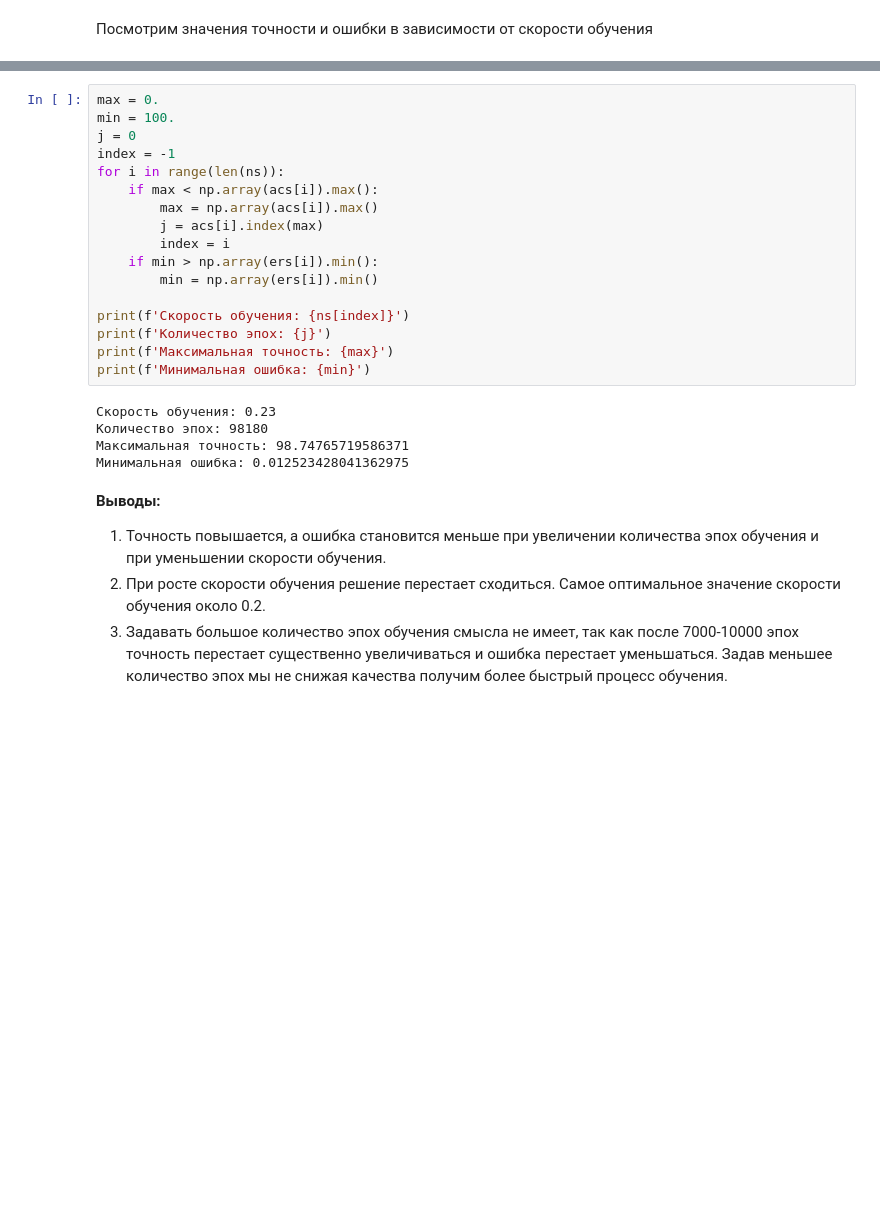
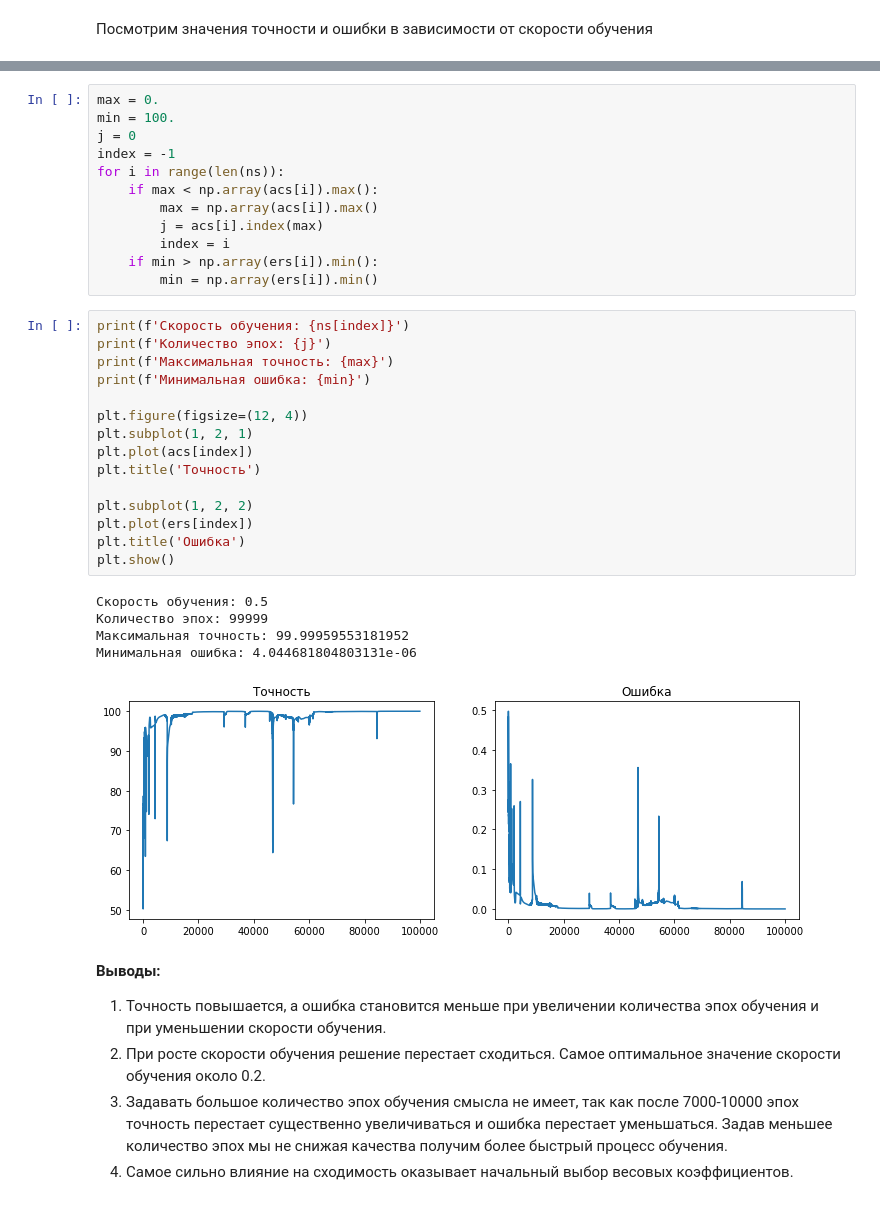
Before and after one commit to superbe/IntroductionNeuralNetworks, a Jupyter notebook: Lesson 1.ipynb, the cells around one changed output, grey strips where cells are left out. Drawn from its saved outputs; the diff is of its cells as text; blank space fills up the shorter version.

```diff
--- a/Lesson 1.ipynb
+++ b/Lesson 1.ipynb
@@ -262,18 +262,30 @@ for i in range(len(ns)):
         index = i
     if min > np.array(ers[i]).min():
         min = np.array(ers[i]).min()
-
-print(f'Cкорость обучения: {ns[index]}')
-print(f'Количество эпох: {j}')
-print(f'Максимальная точность: {max}')
-print(f'Минимальная ошибка: {min}')
-# %% [output]
-Cкорость обучения: 0.23
-Количество эпох: 98180
-Максимальная точность: 98.74765719586371
-Минимальная ошибка: 0.012523428041362975
+# %%
+print(f'Cкорость обучения: {ns[index]}')
+print(f'Количество эпох: {j}')
+print(f'Максимальная точность: {max}')
+print(f'Минимальная ошибка: {min}')
+
+plt.figure(figsize=(12, 4))
+plt.subplot(1, 2, 1)
+plt.plot(acs[index])
+plt.title('Точность')
+
+plt.subplot(1, 2, 2)
+plt.plot(ers[index])
+plt.title('Ошибка')
+plt.show()
+# %% [output]
+Cкорость обучения: 0.5
+Количество эпох: 99999
+Максимальная точность: 99.99959553181952
+Минимальная ошибка: 4.044681804803131e-06
+[figure, added]
 # %% [markdown]
 **Выводы:**
 1. Точность повышается, а ошибка становится меньше при увеличении количества эпох обучения и при уменьшении скорости обучения.
 2. При росте скорости обучения решение перестает сходиться. Самое оптимальное значение скорости обучения около 0.2.
 3. Задавать большое количество эпох обучения смысла не имеет, так как после 7000-10000 эпох точность перестает существенно увеличиваться и ошибка перестает уменьшаться. Задав меньшее количество эпох мы не снижая качества получим более быстрый процесс обучения.
+4. Самое сильно влияние на сходимость оказывает начальный выбор весовых коэффициентов.
```
Also changed, not shown: parts of 2 cells of this notebook.
